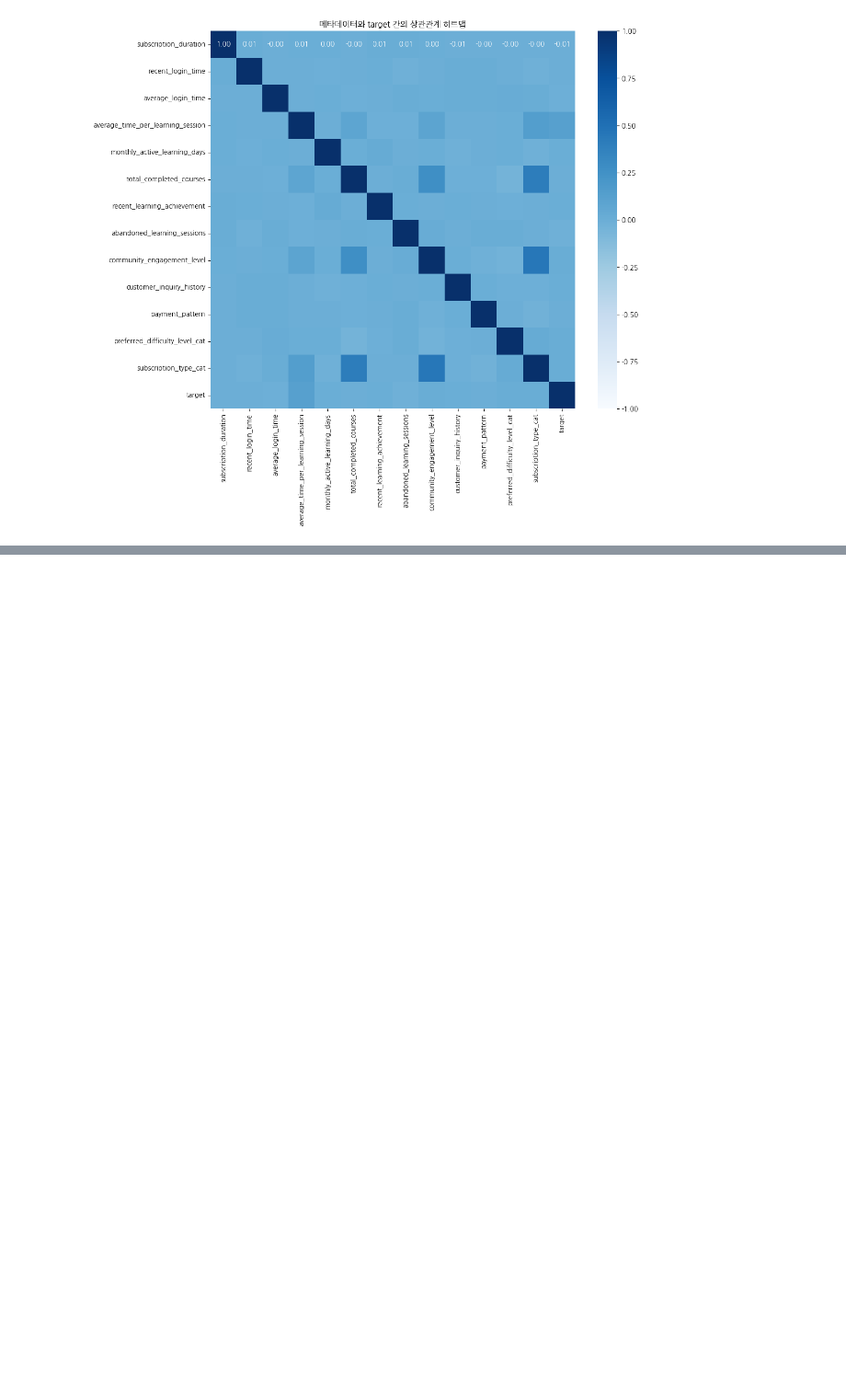
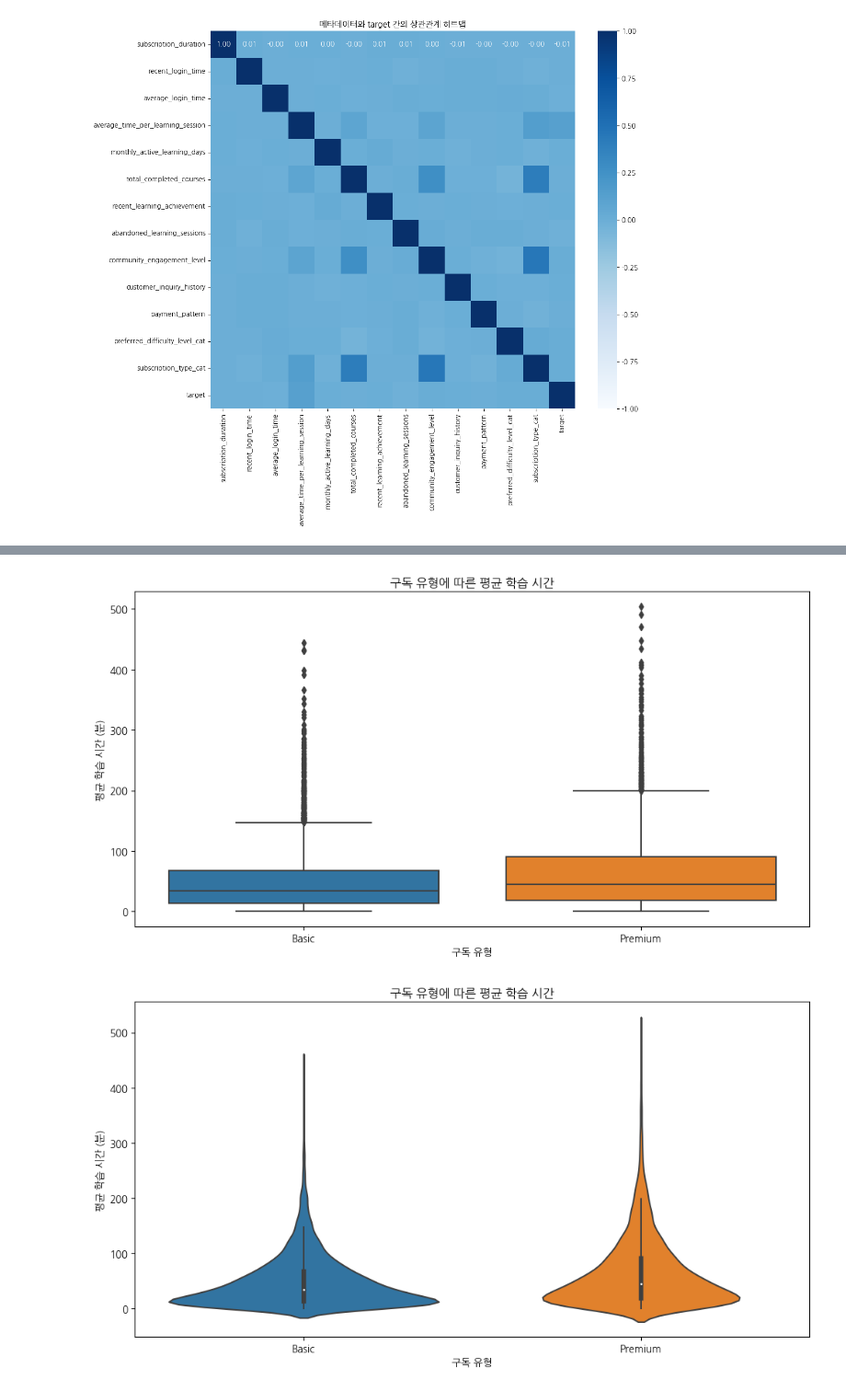
Before and after one commit to youngho-chae/wassup3, a Jupyter notebook: 05_Data_Analysis/DA_Mini_Project.ipynb, the cells around one changed output, grey strips where cells are left out. Shown at 92% size. Cells and saved outputs as stored; diff of their text form; code cells hidden in the pictures; blank space fills up the shorter version.

```diff
--- a/05_Data_Analysis/DA_Mini_Project.ipynb
+++ b/05_Data_Analysis/DA_Mini_Project.ipynb
@@ -722,0 +811,38 @@ plt.show()
+# %%
+
+
+# 데이터 불러오기 (가정: 이미 데이터를 불러온 상태)
+# mini = pd.read_table('data/mini.csv', sep=',')
+
+# 구독 유형을 범주형 변수로 변환 후 인코딩
+mini['subscription_type'] = mini['subscription_type'].astype('category')
+mini['subscription_type_cat'] = mini['subscription_type'].cat.codes
+
+# 결측치 확인 및 처리
+numeric_columns = mini.select_dtypes(include='number').columns
+mini[numeric_columns] = mini[numeric_columns].fillna(mini[numeric_columns].median())
+
+# 구독 유형에 따른 학습 시간 분석
+plt.figure(figsize=(12, 6))
+sns.boxplot(x='subscription_type', y='average_time_per_learning_session', data=mini)
+plt.title('구독 유형에 따른 평균 학습 시간')
+plt.xlabel('구독 유형')
+plt.ylabel('평균 학습 시간 (분)')
+plt.show()
+
+plt.figure(figsize=(12, 6))
+sns.violinplot(x='subscription_type', y='average_time_per_learning_session', data=mini)
+plt.title('구독 유형에 따른 평균 학습 시간')
+plt.xlabel('구독 유형')
+plt.ylabel('평균 학습 시간 (분)')
+plt.show()
+
+plt.figure(figsize=(12, 6))
+sns.pointplot(x='subscription_type', y='average_time_per_learning_session', data=mini, capsize=.2)
+plt.title('구독 유형에 따른 평균 학습 시간')
+plt.xlabel('구독 유형')
+plt.ylabel('평균 학습 시간 (분)')
+plt.show()
+# %% [output]
+[figure, added]
+[figure, added]
```
Also changed, not shown: parts of 28 cells of this notebook.
